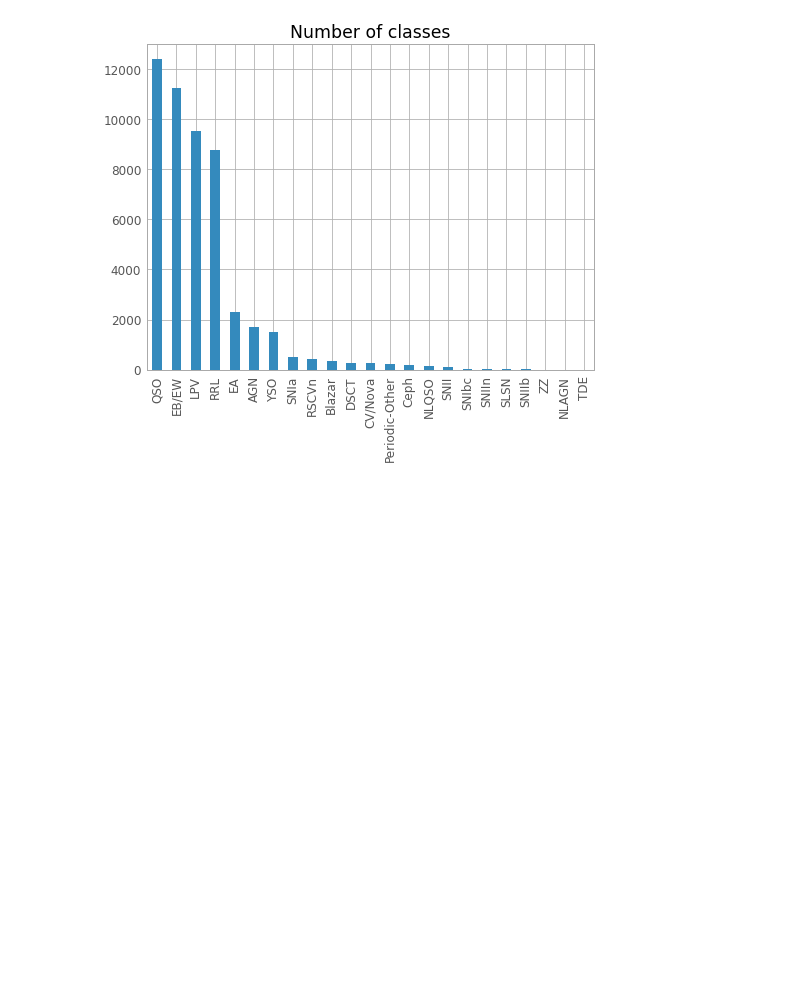
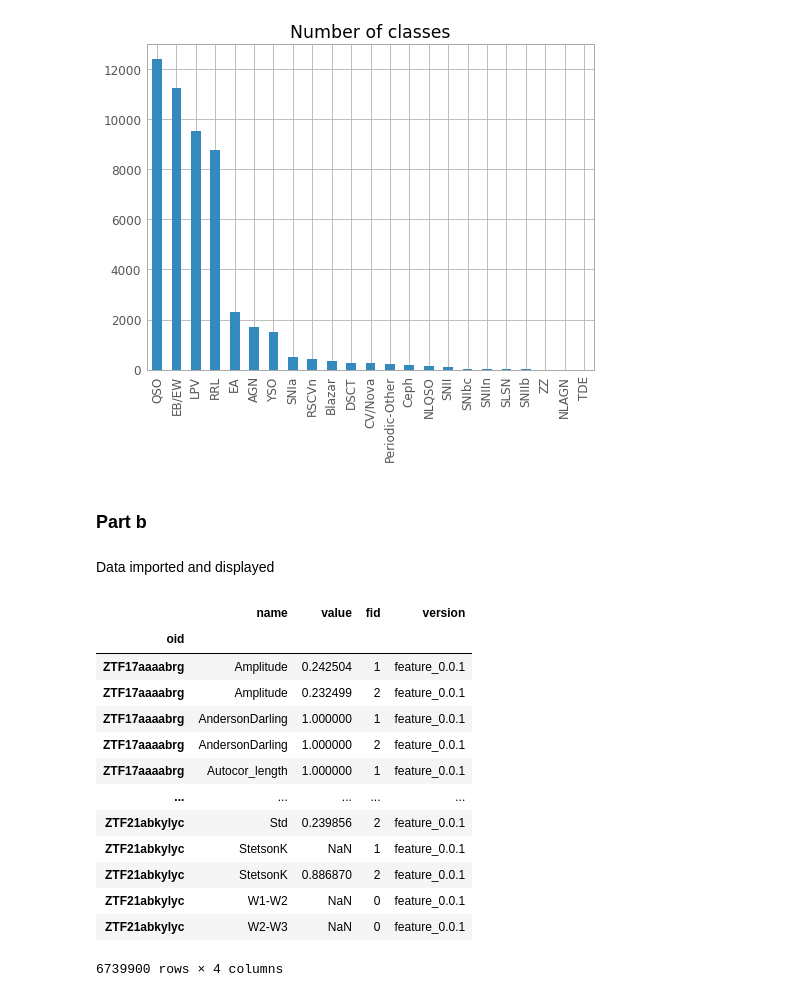
Before and after one commit to vPedreros/Astroinformatics-Homeworks, a Jupyter notebook: Homework-2/H2_vPedreros.ipynb, the cells around one changed output. Saved outputs shown, nothing was run; the diff lists cells and outputs as text; code cells hidden in the pictures; blank space fills up the shorter version.

Commit message:
Part b of problem 1 is done

```diff
--- a/Homework-2/H2_vPedreros.ipynb
+++ b/Homework-2/H2_vPedreros.ipynb
@@ -53,3 +53,25 @@ ax = classALeRCE.value_counts().plot.bar()
 ax.set_title('Number of classes');
 # %% [output]
 [figure]
+# %% [markdown]
+### Part b
+# %% [markdown]
+Data imported and displayed
+# %%
+df = pd.read_pickle('features_small.pickle')
+display(df)
+# %% [output]
+|  | name | value | fid | version |
+| oid |  |  |  |  |
+| ZTF17aaaabrg | Amplitude | 0.242504 | 1 | feature_0.0.1 |
+| ZTF17aaaabrg | Amplitude | 0.232499 | 2 | feature_0.0.1 |
+| ZTF17aaaabrg | AndersonDarling | 1.000000 | 1 | feature_0.0.1 |
+| ZTF17aaaabrg | AndersonDarling | 1.000000 | 2 | feature_0.0.1 |
+| ZTF17aaaabrg | Autocor_length | 1.000000 | 1 | feature_0.0.1 |
+| ... | ... | ... | ... | ... |
+| ZTF21abkylyc | Std | 0.239856 | 2 | feature_0.0.1 |
+| ZTF21abkylyc | StetsonK | NaN | 1 | feature_0.0.1 |
+| ZTF21abkylyc | StetsonK | 0.886870 | 2 | feature_0.0.1 |
+| ZTF21abkylyc | W1-W2 | NaN | 0 | feature_0.0.1 |
+| ZTF21abkylyc | W2-W3 | NaN | 0 | feature_0.0.1 |
+6739900 rows × 4 columns
```
Also changed, not shown: parts of 5 cells of this notebook.
